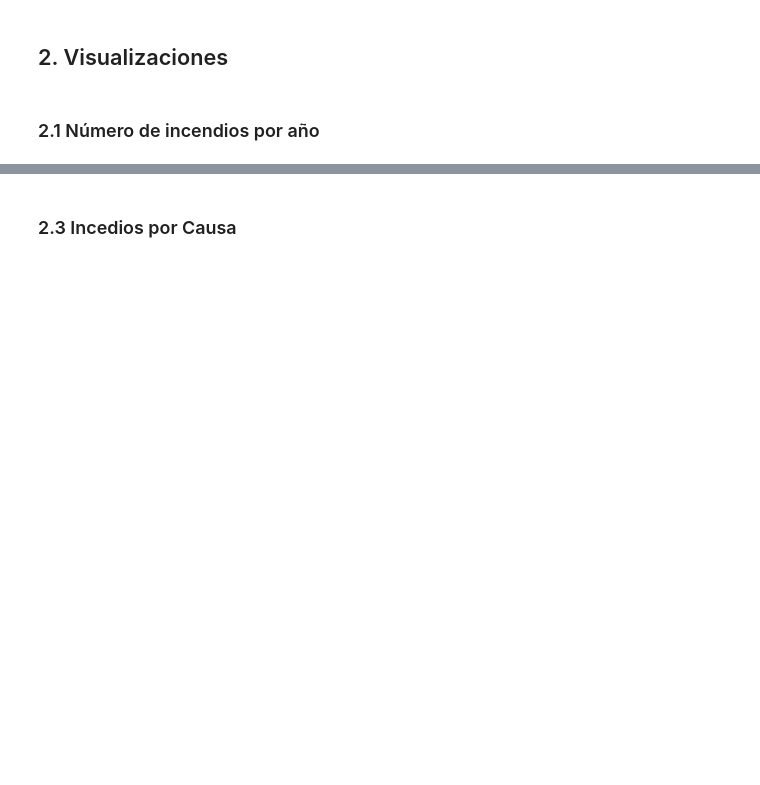
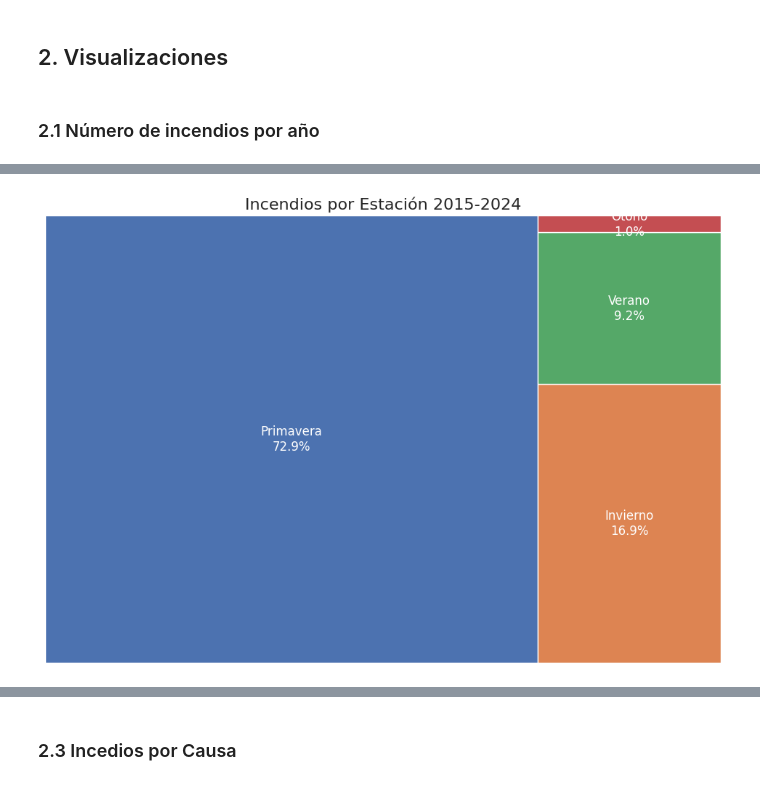
Before and after one commit to AndrsGzRo/incendios-forestales-mx, a Jupyter notebook: Incendios_Forestales_EDA.ipynb, the cells around one changed output, grey strips where cells are left out. Drawn from its saved outputs; the diff is of its cells as text; code cells hidden in the pictures; blank space fills up the shorter version.

```diff
--- a/Incendios_Forestales_EDA.ipynb
+++ b/Incendios_Forestales_EDA.ipynb
@@ -202,3 +233,19 @@ plt.show()
+# %%
+estacion = df_clean['estacion'].value_counts()
+labels = [f"{i}\n{v/estacion.sum():.1%}" for i, v in zip(estacion.index, estacion.values)]
+# Treemap
+plt.figure(figsize=(12,8))
+squarify.plot(
+    sizes = estacion.values,
+    label = labels,
+    color=sns.color_palette('deep',n_colors=len(estacion)),
+    text_kwargs={'fontsize':12,'color':'white'}
+)
+plt.title('Incendios por Estación 2015-2024',fontsize=16)
+plt.axis('off')
+plt.show()
+# %% [output]
+[figure, added]
 # %%
 plt.figure(figsize=(12,6))
 ax = sns.countplot(x='estacion',data=df_clean)
```
Also changed, not shown: parts of 13 cells of this notebook.
